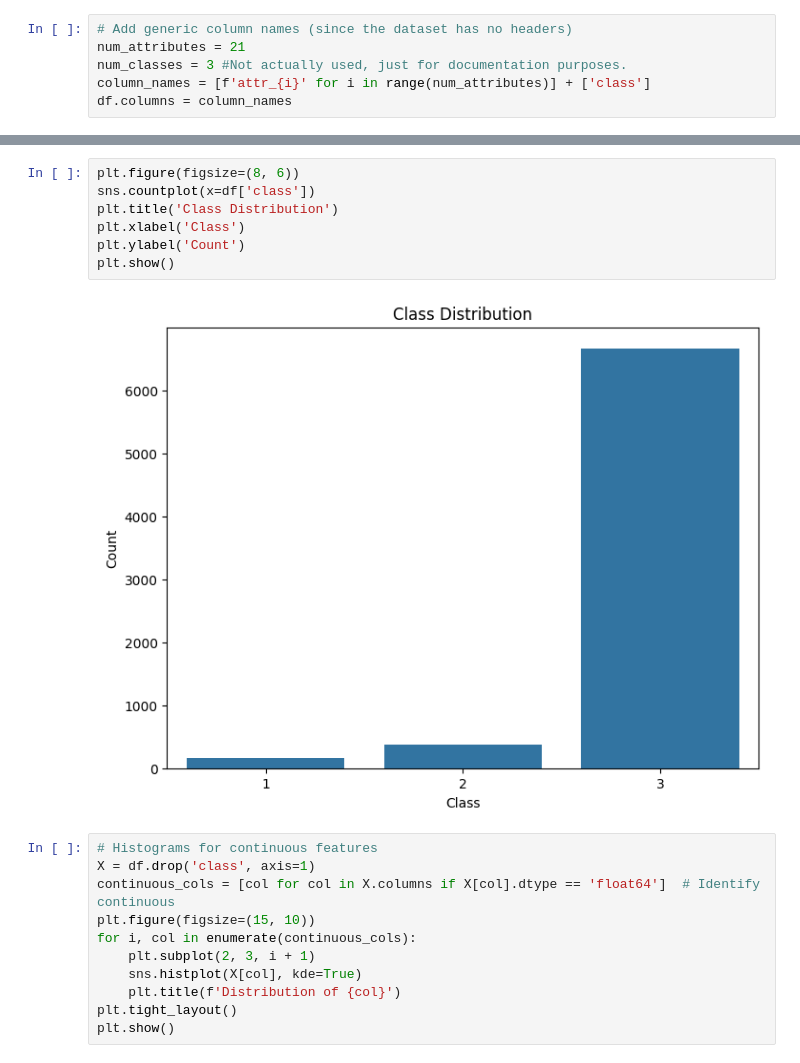
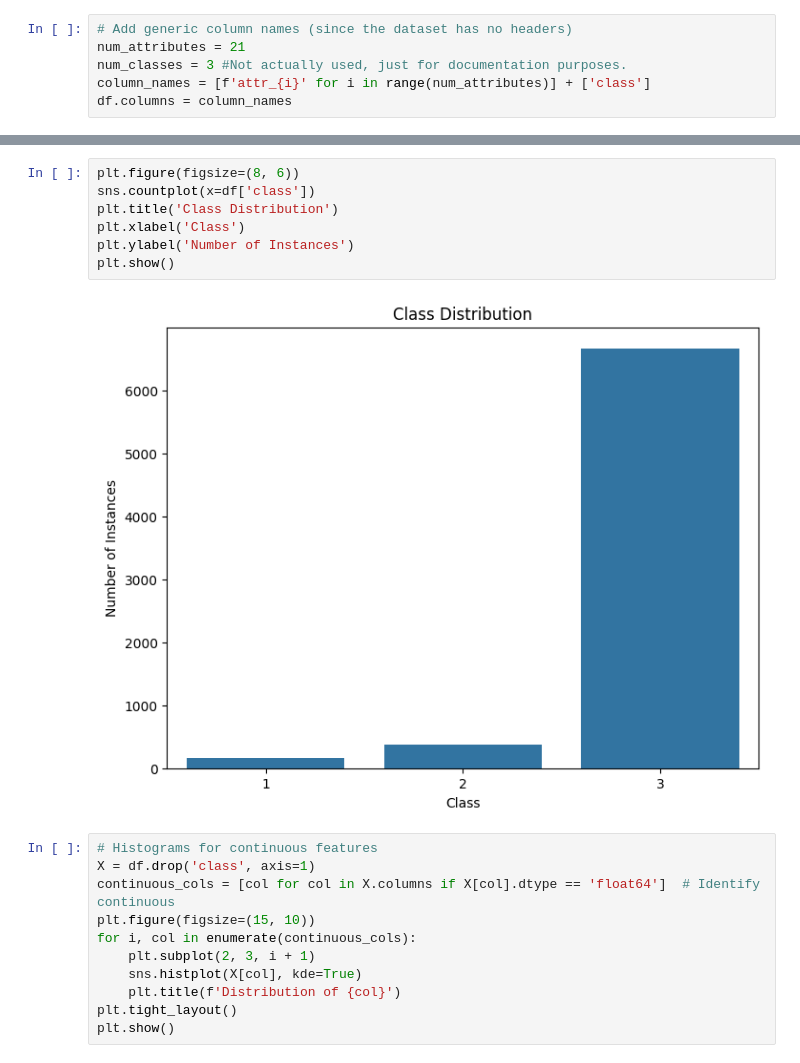
Before and after one commit to ChelsyMena/svm-classification, a Jupyter notebook: dataset_exploration.ipynb, the cells around one changed output, grey strips where cells are left out. Drawn from its saved outputs; the diff is of its cells as text.

```diff
--- a/dataset_exploration.ipynb
+++ b/dataset_exploration.ipynb
@@ -130,12 +134,12 @@ Name: count, dtype: int64
 # %%
 plt.figure(figsize=(8, 6))
 sns.countplot(x=df['class'])
 plt.title('Class Distribution')
 plt.xlabel('Class')
-plt.ylabel('Count')
+plt.ylabel('Number of Instances')
 plt.show()
 # %% [output]
-[figure, old version]
+[figure, new version]
 # %%
 # Histograms for continuous features
 X = df.drop('class', axis=1)
```
Also changed, not shown: parts of 15 cells of this notebook.
